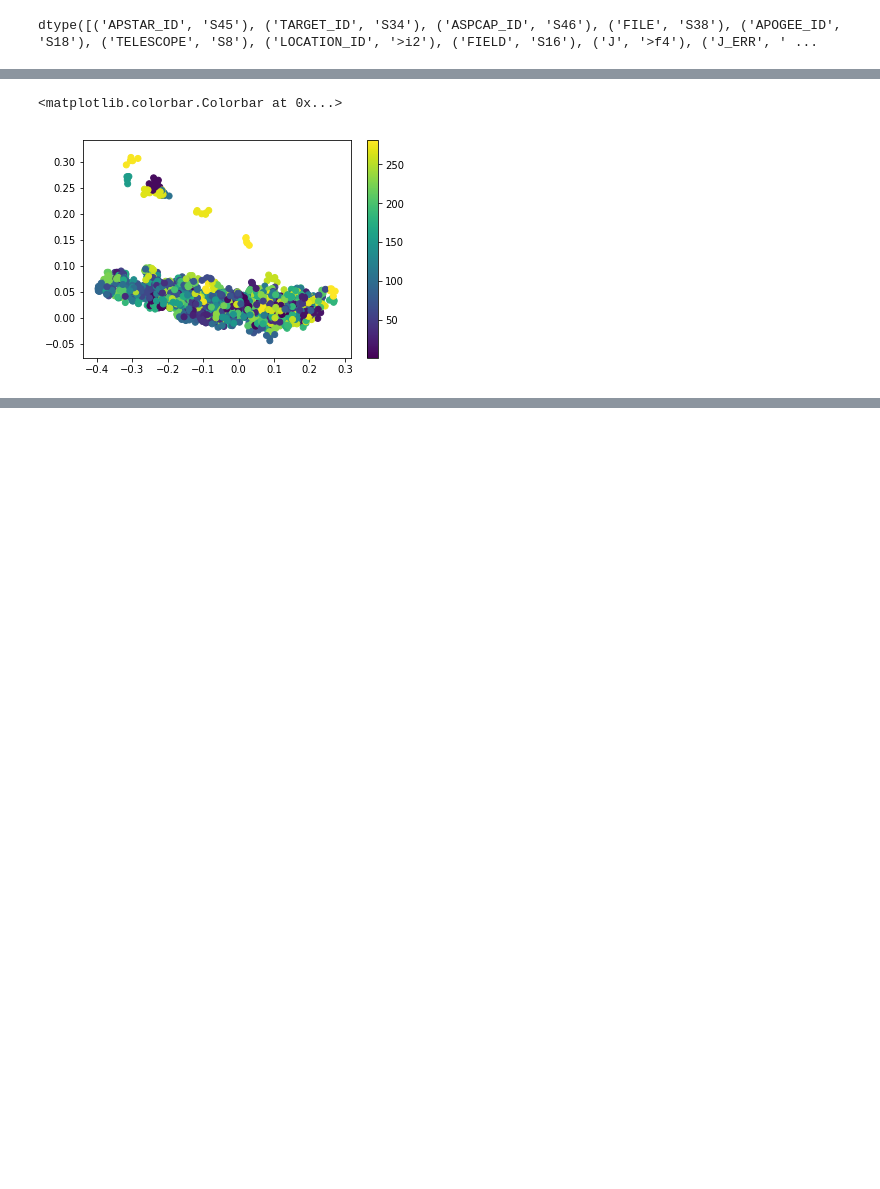
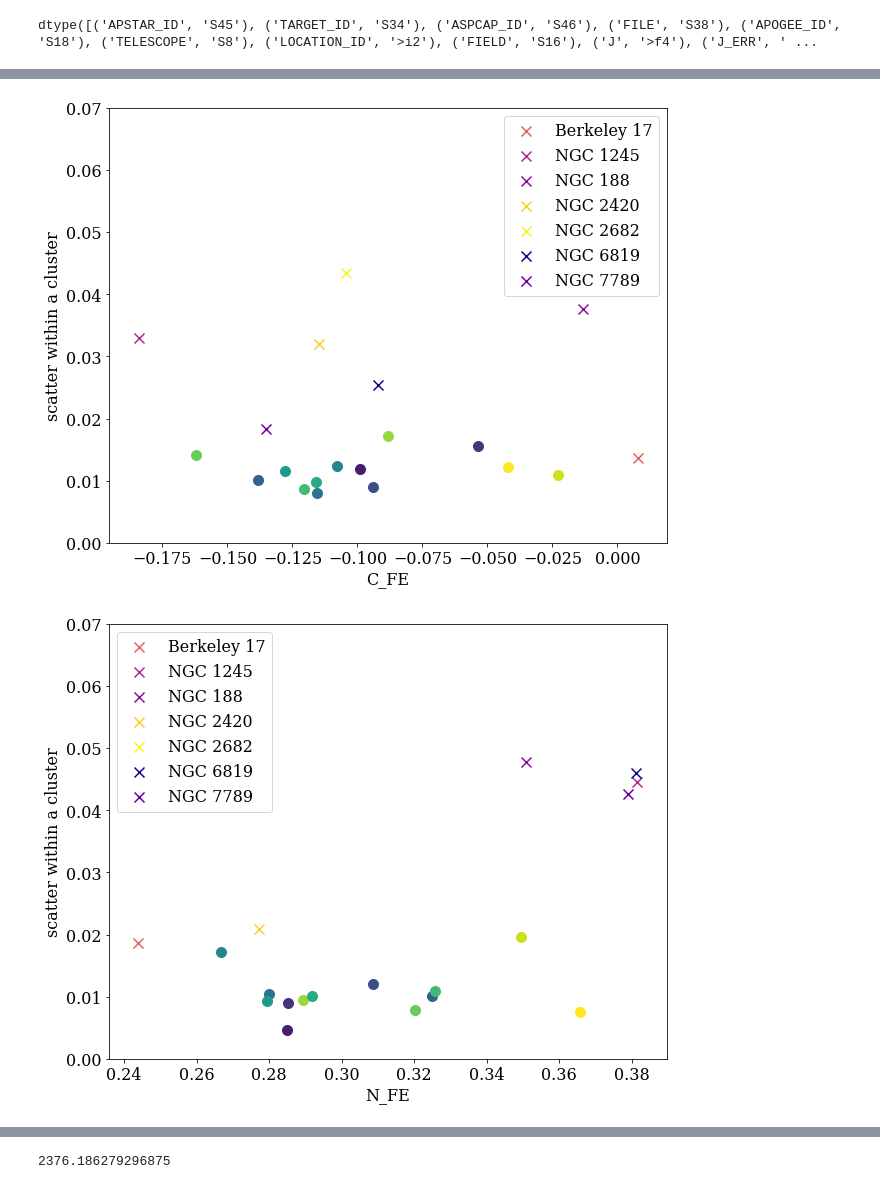
Before and after one commit to npricejones/clustercases, a Jupyter notebook: makeastronnfile.ipynb, the cells around one changed output, grey strips where cells are left out. Drawn from its saved outputs; the diff is of its cells as text; code cells hidden in the pictures; blank space fills up the shorter version.

```diff
--- a/makeastronnfile.ipynb
+++ b/makeastronnfile.ipynb
@@ -398,31 +428,40 @@ for a,apoid in enumerate(mem['APOGEE_ID']):
 # opencls = opencls[ocsort]
 # openclschem = openclschem[occhemsort]
 #apoids = np.in1d((openclschem['APOGEE_ID']).astype('U100'),opencls['APOGEE_ID'])
-# %%
-key1 = 'FE_H'
-key2 = 'MG_FE'
-ind1 = np.where(np.array(keys)==key1)
-ind2 = np.where(np.array(keys)==key2)
-plt.figure()
-sca = plt.scatter(abundances[goodinds][:,ind1][:,0][:,0],abundances[goodinds][:,ind2][:,0][:,0],c=recolour)
-plt.colorbar(sca)
-# plt.figure(figsize=(20,20))
-# p=1
-
-# for key1 in keys:
-#     ind1 = np.where(np.array(keys)==key1)
-#     for key2 in keys:
-#         ind2 = np.where(np.array(keys)==key2)
-#         plt.subplot(len(keys),len(keys),p)
-#         sca = plt.scatter(abundances[goodinds][:,ind2][:,0][:,0],abundances[goodinds][:,ind1][:,0][:,0],c=recolour)
-#         plt.xticks([])
-#         plt.yticks([])
-#         if p % len(keys)==1:
-#             plt.ylabel(key1)
-#         if float(p)/len(keys) > len(keys)-1:
-#             plt.xlabel(key2)
-#         p+=1
-# plt.tight_layout()
-# %% [output]
-<matplotlib.colorbar.Colorbar at 0x...>
-[figure, removed]
+# %%
+ockeys = {}
+oclabels = []
+c = 0
+for s,star in enumerate(mem[clinds]):
+    if star['CLUSTER'] not in list(ockeys.keys()):
+        ockeys[star['CLUSTER']]=c
+        c+=1
+    oclabels.append(ockeys[star['CLUSTER']])
+# %%
+plotcolors = plt.get_cmap('viridis')(np.unique(recolour)/np.max(recolour))
+clslist = np.unique(mem[clinds]['CLUSTER'])
+occolors = plt.get_cmap('plasma')(np.linspace(0,1,len(clslist)))
+sz = 100
+for key in keys:
+    plt.figure(figsize=(10,8))
+    for lab in plabs[goodlabs]:
+        match = np.where(labs==lab)
+        cind = np.where(colors[lab]==np.unique(recolour))
+        meanval = np.mean(allStar[goodstars][match][key])
+        stdval = np.std(allStar[goodstars][match][key])
+        plt.scatter(meanval,stdval,c=plotcolors[cind],s=sz)
+    for c,cluster in enumerate(np.unique(mem[clinds]['CLUSTER'])):
+        match = np.where(mem[clinds]['CLUSTER']==cluster)
+        if len(match[0])>5:
+            cind = ockeys[cluster]
+            meanval = np.mean(allStar[goodstars][apinds][match][key])
+            stdval = np.std(allStar[goodstars][apinds][match][key])
+            plt.scatter(meanval,stdval,color=occolors[cind],zorder=3,marker='x',label=cluster,s=sz)
+    plt.ylim(0.,0.07)
+    plt.ylabel('scatter within a cluster')
+    plt.xlabel(key)
+    plt.legend(loc='best')
+    plt.savefig('minsize{0}_scale{1}_elems{2}_{3}spread.jpg'.format(minsize,np.round(scalerange[scale],3),len(elems),key))
+# %% [output]
+[figure, added]
+[figure, added]
@@ -428,0 +480,4 @@ plt.colorbar(sca)
+# %%
+dist[0][0]
+# %% [output]
+2376.186279296875
```
Also changed, not shown: parts of 24 cells of this notebook, 1 other file.
